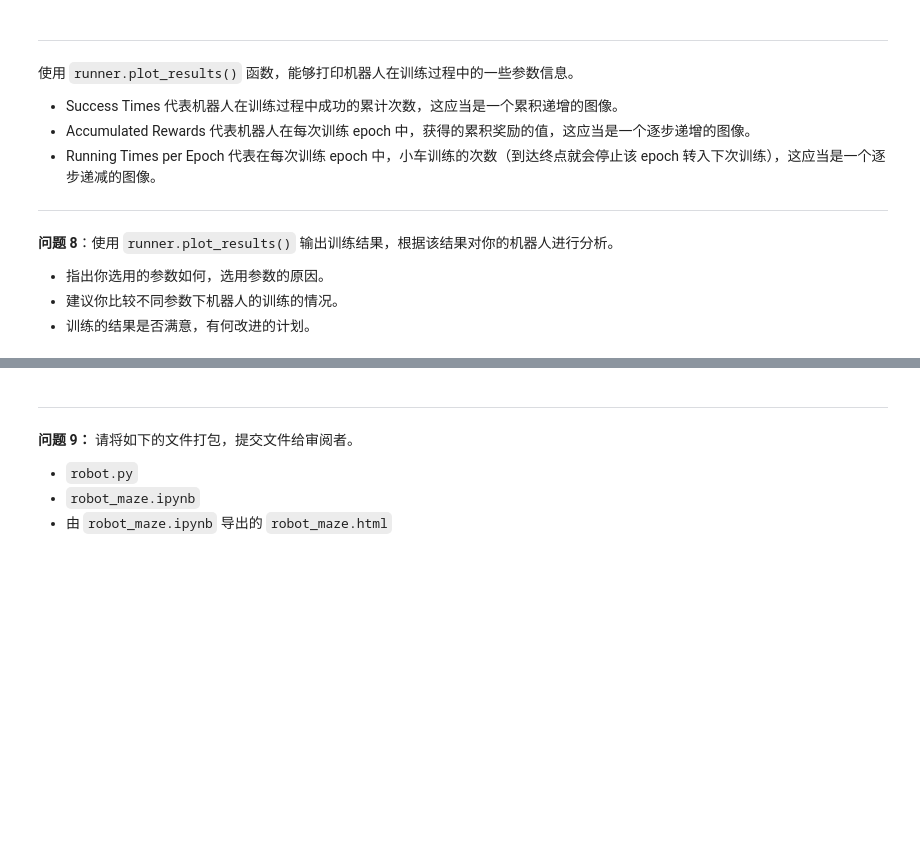
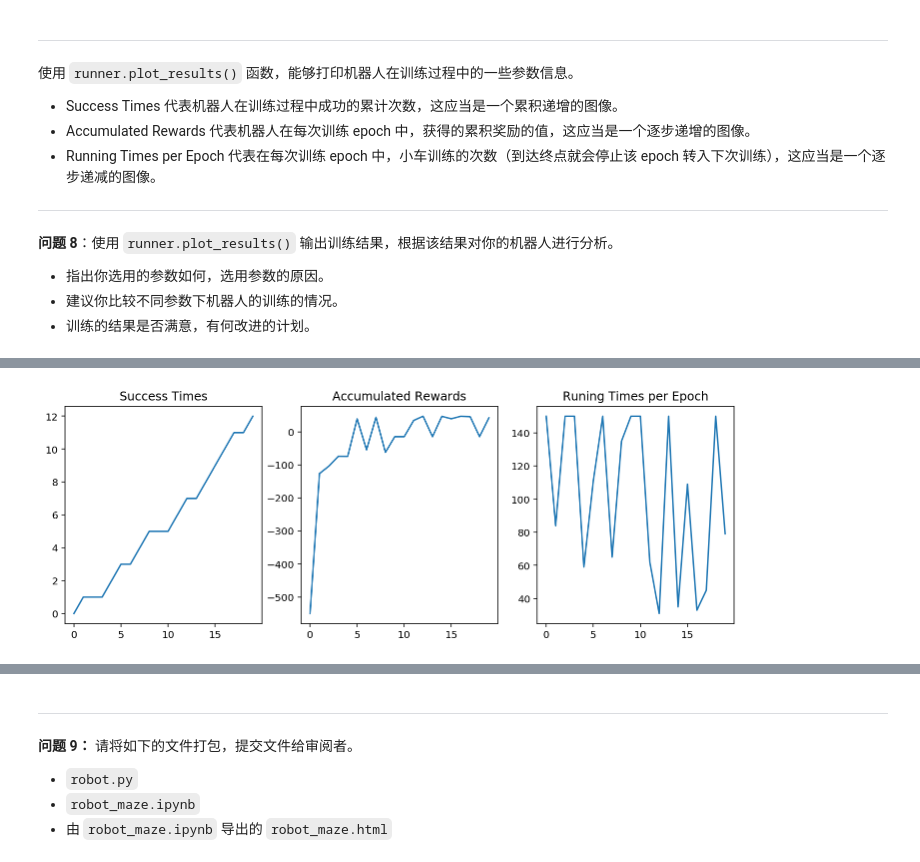
Before and after one commit to Neway6655/machine_learning_udacity, a Jupyter notebook: MLND_CN_P5_Reinforcement_Learning-master/robot_maze.ipynb, the cells around one changed output, grey strips where cells are left out. Saved outputs shown, nothing was run; the diff lists cells and outputs as text; code cells hidden in the pictures; blank space fills up the shorter version.

```diff
--- a/MLND_CN_P5_Reinforcement_Learning-master/robot_maze.ipynb
+++ b/MLND_CN_P5_Reinforcement_Learning-master/robot_maze.ipynb
@@ -284,0 +310,16 @@ runner.plot_results()
+# %%
+#alpha过低，机器人每次都主要受之前的策略知识影响，很少会受到新的知识影响，导致模型难收敛.
+
+epsilon0_4 = 0.4
+alpha_4 = 0.1
+gamma_4 = 0.9
+
+g_4 = Maze(maze_size=maze_size,trap_number=trap_number)
+r_4 = Robot(g_4,alpha=alpha_4, epsilon0=epsilon0_4, gamma=gamma_4)
+r_4.set_status(learning=True)
+
+runner_4 = Runner(r_4, g_4)
+runner_4.run_training(epoch, display_direction=True)
+runner_4.plot_results()
+# %% [output]
+[figure, added]
```
Also changed, not shown: parts of 11 cells of this notebook, 2 other files.
